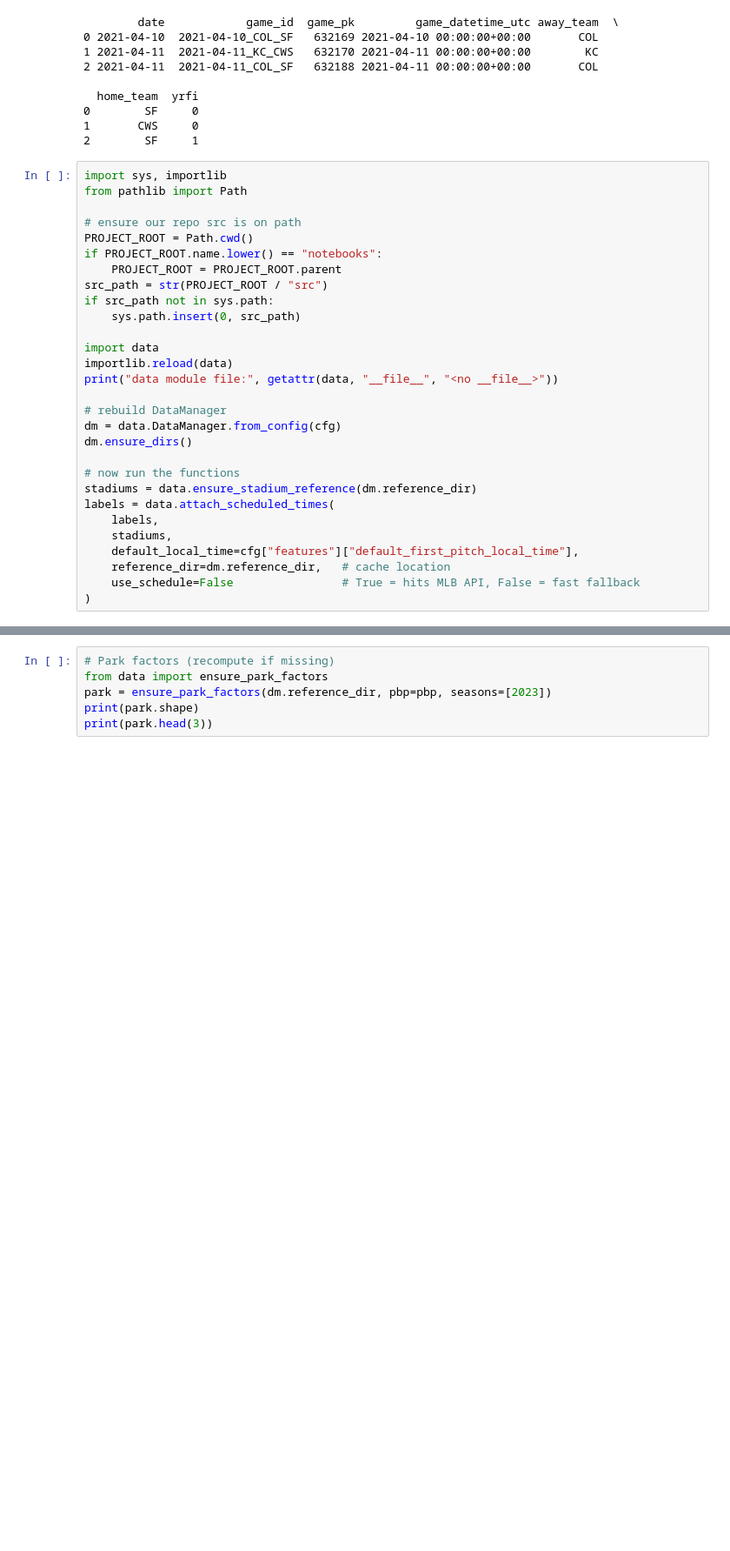
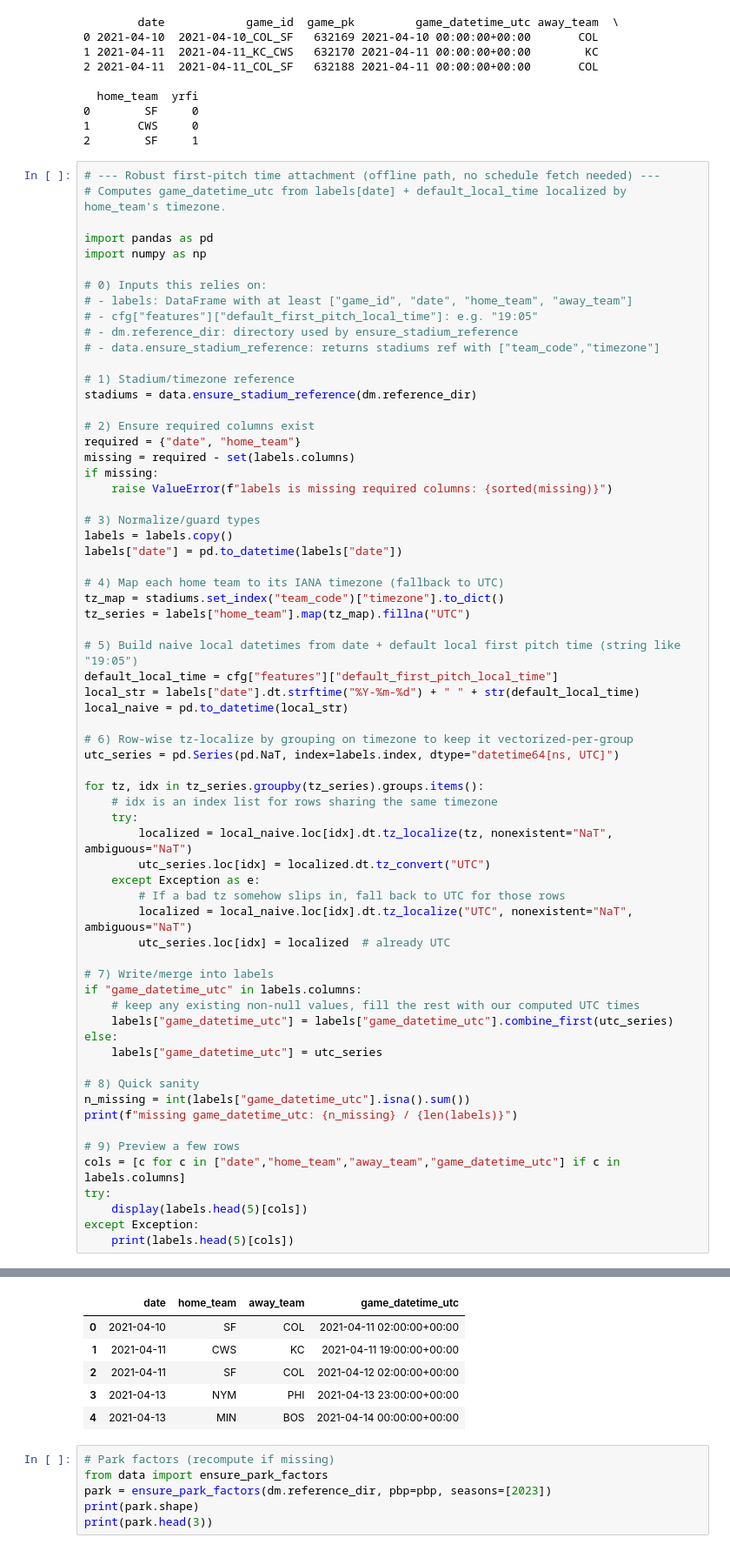
Before and after one commit to teezdolla/nrfi_820, a Jupyter notebook: notebooks/01_data_build.ipynb, the cells around one changed output, grey strips where cells are left out. Shown at 87% size. Cells and saved outputs as stored; diff of their text form; blank space fills up the shorter version.

```diff
--- a/notebooks/01_data_build.ipynb
+++ b/notebooks/01_data_build.ipynb
@@ -124,32 +124,68 @@ print(labels.head(3))
 1       CWS     0
 2        SF     1
 # %%
-import sys, importlib
-from pathlib import Path
+# --- Robust first-pitch time attachment (offline path, no schedule fetch needed) ---
+# Computes game_datetime_utc from labels[date] + default_local_time localized by home_team's timezone.
 
-# ensure our repo src is on path
-PROJECT_ROOT = Path.cwd()
-if PROJECT_ROOT.name.lower() == "notebooks":
-    PROJECT_ROOT = PROJECT_ROOT.parent
-src_path = str(PROJECT_ROOT / "src")
-if src_path not in sys.path:
-    sys.path.insert(0, src_path)
+import pandas as pd
+import numpy as np
 
-import data
-importlib.reload(data)
-print("data module file:", getattr(data, "__file__", "<no __file__>"))
+# 0) Inputs this relies on:
+# - labels: DataFrame with at least ["game_id", "date", "home_team", "away_team"]
+# - cfg["features"]["default_first_pitch_local_time"]: e.g. "19:05"
+# - dm.reference_dir: directory used by ensure_stadium_reference
+# - data.ensure_stadium_reference: returns stadiums ref with ["team_code","timezone"]
 
-# rebuild DataManager
-dm = data.DataManager.from_config(cfg)
-dm.ensure_dirs()
+# 1) Stadium/timezone reference
+stadiums = data.ensure_stadium_reference(dm.reference_dir)
 
-# now run the functions
-stadiums = data.ensure_stadium_reference(dm.reference_dir)
-labels = data.attach_scheduled_times(
-    labels,
-    stadiums,
-    default_local_time=cfg["features"]["default_first_pitch_local_time"],
-    reference_dir=dm.reference_dir,   # cache location
-    use_schedule=False                # True = hits MLB API, False = fast fallback
-)
+# 2) Ensure required columns exist
+required = {"date", "home_team"}
+missing = required - set(labels.columns)
+if missing:
+    raise ValueError(f"labels is missing required columns: {sorted(missing)}")
+
+# 3) Normalize/guard types
+labels = labels.copy()
+labels["date"] = pd.to_datetime(labels["date"])
+
+# 4) Map each home team to its IANA timezone (fallback to UTC)
+tz_map = stadiums.set_index("team_code")["timezone"].to_dict()
+tz_series = labels["home_team"].map(tz_map).fillna("UTC")
+
+# 5) Build naive local datetimes from date + default local first pitch time (string like "19:05")
+default_local_time = cfg["features"]["default_first_pitch_local_time"]
+local_str = labels["date"].dt.strftime("%Y-%m-%d") + " " + str(default_local_time)
+local_naive = pd.to_datetime(local_str)
+
+# 6) Row-wise tz-localize by grouping on timezone to keep it vectorized-per-group
+utc_series = pd.Series(pd.NaT, index=labels.index, dtype="datetime64[ns, UTC]")
+
+for tz, idx in tz_series.groupby(tz_series).groups.items():
+    # idx is an index list for rows sharing the same timezone
+    try:
+        localized = local_naive.loc[idx].dt.tz_localize(tz, nonexistent="NaT", ambiguous="NaT")
+        utc_series.loc[idx] = localized.dt.tz_convert("UTC")
+    except Exception as e:
+        # If a bad tz somehow slips in, fall back to UTC for those rows
+        localized = local_naive.loc[idx].dt.tz_localize("UTC", nonexistent="NaT", ambiguous="NaT")
+        utc_series.loc[idx] = localized  # already UTC
+
+# 7) Write/merge into labels
+if "game_datetime_utc" in labels.columns:
+    # keep any existing non-null values, fill the rest with our computed UTC times
+    labels["game_datetime_utc"] = labels["game_datetime_utc"].combine_first(utc_series)
+else:
+    labels["game_datetime_utc"] = utc_series
+
+# 8) Quick sanity
+n_missing = int(labels["game_datetime_utc"].isna().sum())
+print(f"missing game_datetime_utc: {n_missing} / {len(labels)}")
+
+# 9) Preview a few rows
+cols = [c for c in ["date","home_team","away_team","game_datetime_utc"] if c in labels.columns]
+try:
+    display(labels.head(5)[cols])
+except Exception:
+    print(labels.head(5)[cols])
 # %% [output]
@@ -158,3 +193,9 @@ NameError: name 'cfg' is not defined
+|  | date | home_team | away_team | game_datetime_utc |
+| 0 | 2021-04-10 | SF | COL | 2021-04-11 02:00:00+00:00 |
+| 1 | 2021-04-11 | CWS | KC | 2021-04-11 19:00:00+00:00 |
+| 2 | 2021-04-11 | SF | COL | 2021-04-12 02:00:00+00:00 |
+| 3 | 2021-04-13 | NYM | PHI | 2021-04-13 23:00:00+00:00 |
+| 4 | 2021-04-13 | MIN | BOS | 2021-04-14 00:00:00+00:00 |
 # %%
 # Park factors (recompute if missing)
 from data import ensure_park_factors
```
Also changed, not shown: parts of 3 cells of this notebook, 8 other files.
